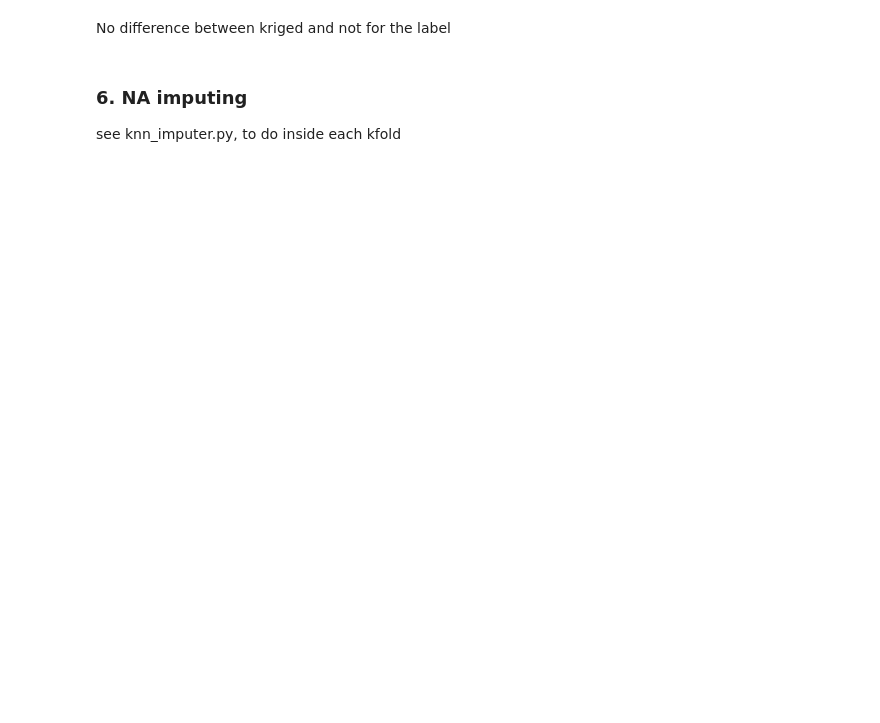
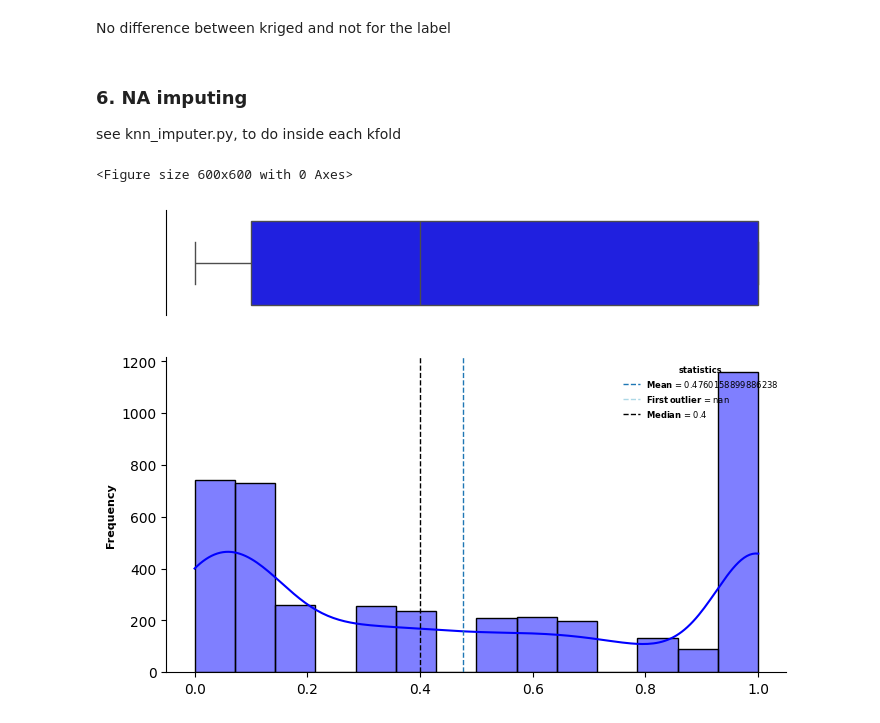
Before and after one commit to simOne-codex/thesis, a Jupyter notebook: notebooks/loaded_dataset_processing/preprocessing.ipynb, the cells around one changed output. Drawn from its saved outputs; the diff is of its cells as text; code cells hidden in the pictures; blank space fills up the shorter version.

```diff
--- a/notebooks/loaded_dataset_processing/preprocessing.ipynb
+++ b/notebooks/loaded_dataset_processing/preprocessing.ipynb
@@ -165,3 +147,11 @@ data2.to_csv('/nfs/home/genovese/thesis-wildfire-genovese/database/model_input/n
 # %% [markdown]
 ### 6. NA imputing
 see knn_imputer.py, to do inside each kfold
+# %%
+data1 = pd.read_csv('/nfs/home/genovese/thesis-wildfire-genovese/database/model_input/not_imputed_dataset_non_kriged.csv')
+data2 = pd.read_csv('/nfs/home/genovese/thesis-wildfire-genovese/database/model_input/not_imputed_dataset_kriged.csv')
+# %%
+histbox(data1.target)
+# %% [output]
+<Figure size 600x600 with 0 Axes>
+[figure, added]
```
Also changed, not shown: parts of 6 cells of this notebook, 19 other files.
